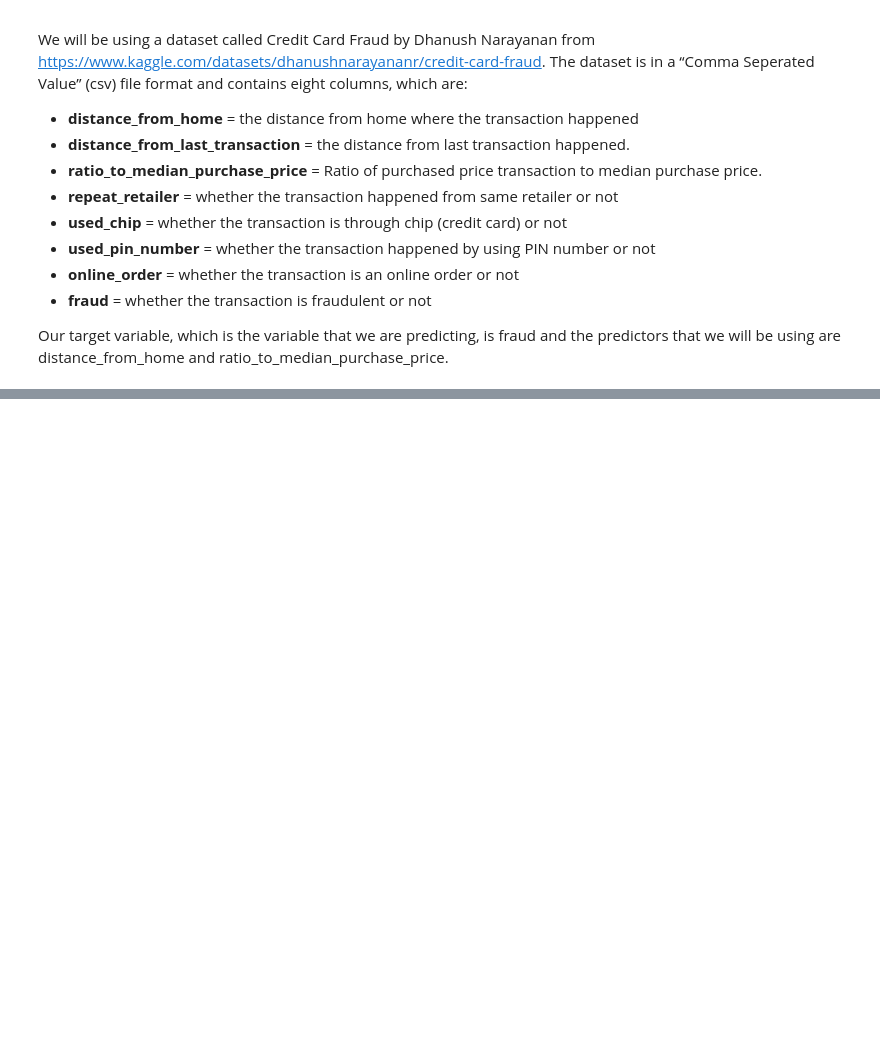
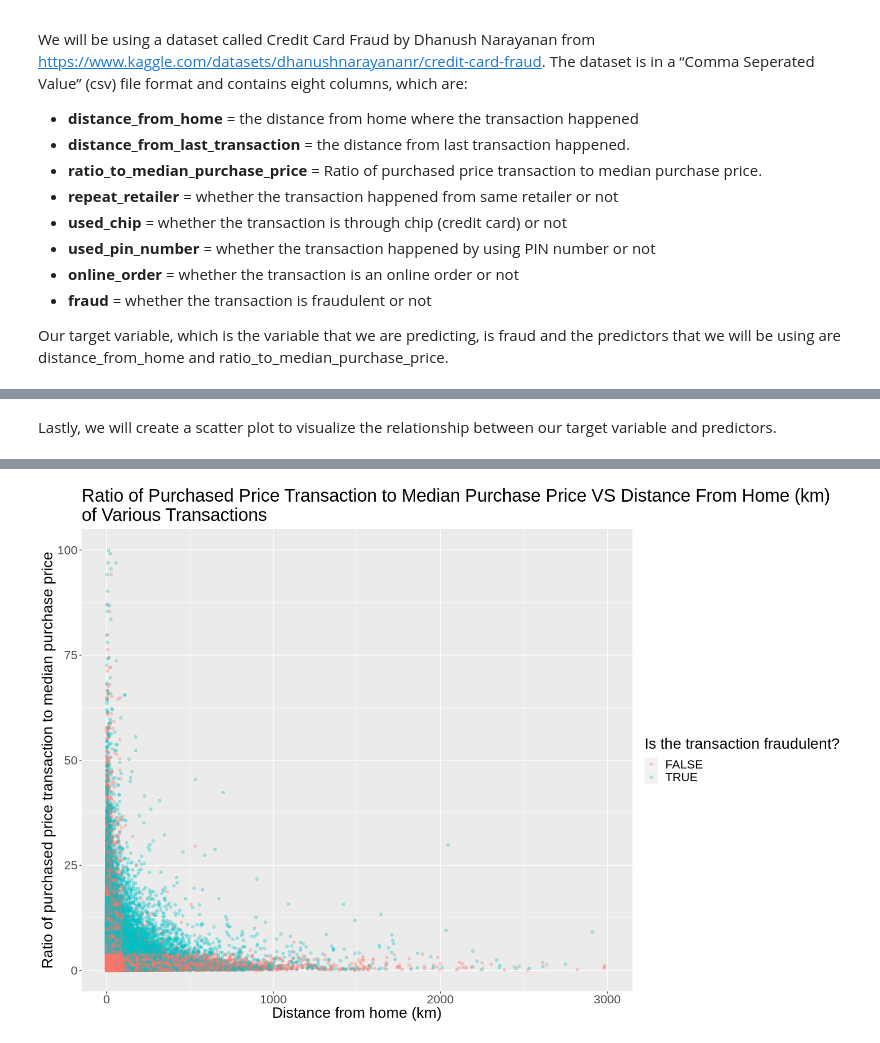
Before and after one commit to chohyeonkim/Data-Science-R-, a Jupyter notebook: Final_Report.ipynb, the cells around one changed output, grey strips where cells are left out. Saved outputs shown, nothing was run; the diff lists cells and outputs as text; code cells hidden in the pictures; blank space fills up the shorter version.

```diff
--- a/Final_Report.ipynb
+++ b/Final_Report.ipynb
@@ -28,0 +45,6 @@ Our target variable, which is the variable that we are predicting, is fraud and
+# %%
+#Read the dataset into R
+original_data <- read_csv("data/card_transdata.csv")
+
+#Show the first ten rows of the dataset
+head(original_data, 10)
@@ -28,0 +126,6 @@ Our target variable, which is the variable that we are predicting, is fraud and
+# %%
+#Selecting for the columns that will become the target variable and predictors
+card_data <- select(data, distance_from_home, ratio_to_median_purchase_price, fraud )
+
+#Show the first ten rows of the tidy dataset
+head(card_data, 10)
@@ -28,0 +148,11 @@ Our target variable, which is the variable that we are predicting, is fraud and
+# %%
+#Setting the seed
+set.seed(1)
+
+#Splitting the dataset stored in card_data into training dataset and testing dataset
+card_split <- initial_split(card_data, prop = 0.75, strata = fraud)
+card_train <- training(card_split)
+card_test <- testing(card_split)
+
+#Show the first ten rows of the training dataset
+head(card_train, 10)
@@ -28,0 +173,18 @@ Our target variable, which is the variable that we are predicting, is fraud and
+# %% [markdown]
+Lastly, we will create a scatter plot to visualize the relationship between our target variable and predictors.
+# %%
+#Setting the size of the plot
+options(repr.plot.width = 15, repr.plot.height = 10)
+
+#Visualizing the relationship by setting up limits to scale the plot
+card_plot <- ggplot(card_train, aes(x = distance_from_home , y =  ratio_to_median_purchase_price, color = fraud)) +
+             geom_point(alpha = 0.3) +
+             scale_y_continuous(limits = c(0, 100)) +
+             scale_x_continuous(limits = c(0, 3000)) +
+             labs(x = "Distance from home (km)",
+                  y = "Ratio of purchased price transaction to median purchase price",
+                  color = "Is the transaction fraudulent?" ) +
+             ggtitle("Ratio of Purchased Price Transaction to Median Purchase Price VS Distance From Home (km) \nof Various Transactions") +
+             theme(text = element_text(size = 20))
+card_plot
+# %% [output]
@@ -28,0 +193 @@ Our target variable, which is the variable that we are predicting, is fraud and
+[figure, added]
```
Also changed, not shown: parts of 17 cells of this notebook.
